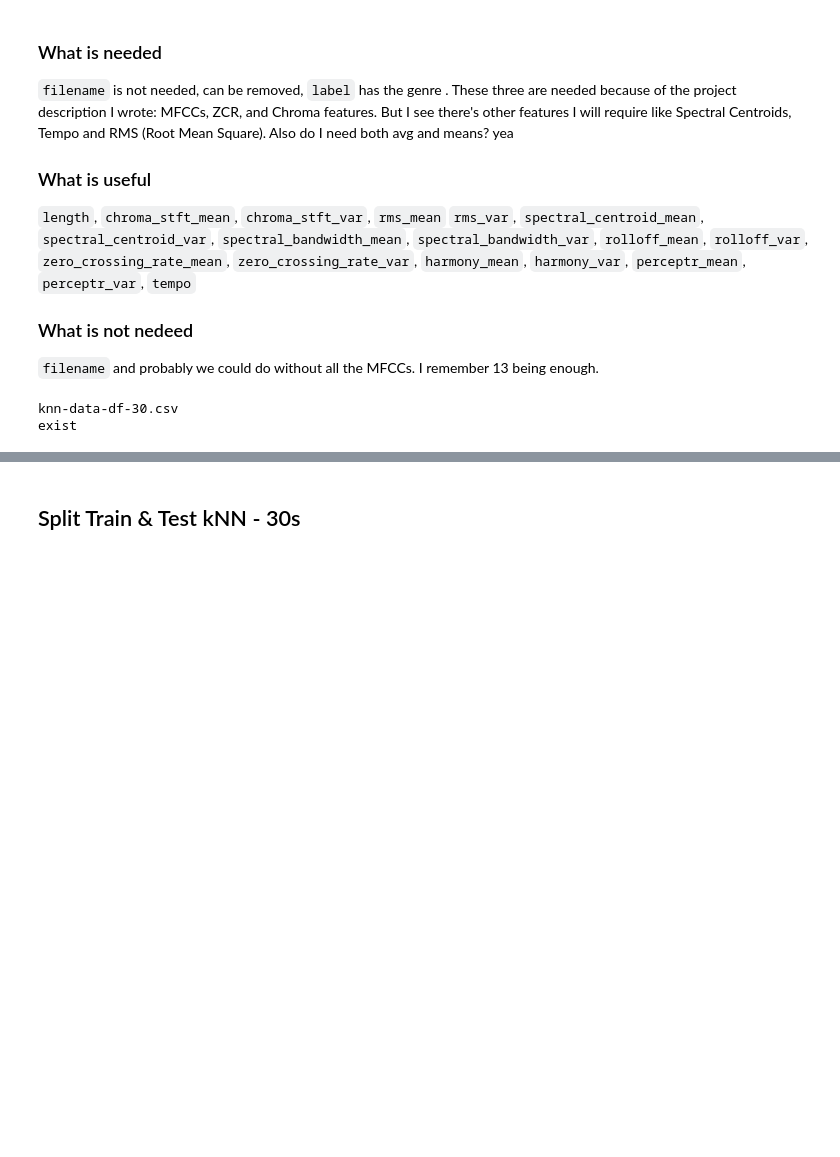
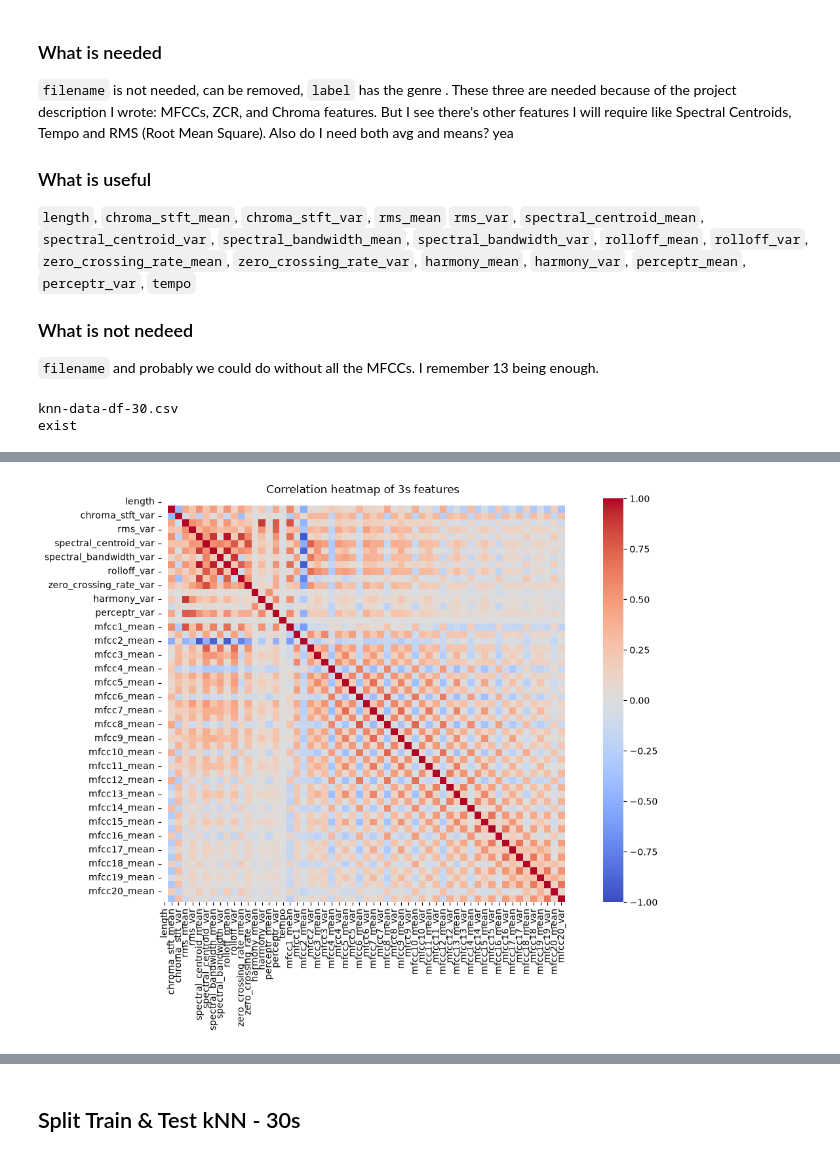
Before and after one commit to etiank/Jupyter-ML, a Jupyter notebook: main.ipynb, the cells around one changed output, grey strips where cells are left out. Saved outputs shown, nothing was run; the diff lists cells and outputs as text; code cells hidden in the pictures; blank space fills up the shorter version.

```diff
--- a/main.ipynb
+++ b/main.ipynb
@@ -96,0 +154,6 @@ exist
+# %%
+plt.figure(figsize=(15, 8))
+sb.heatmap(corr_3, cmap="coolwarm",vmin=-1, vmax=1, center=0, annot=False, square=True)
+plt.title("Correlation heatmap of 3s features"); plt.show()
+# %% [output]
+[figure, added]
```
Also changed, not shown: parts of 18 cells of this notebook, 25 other files.
